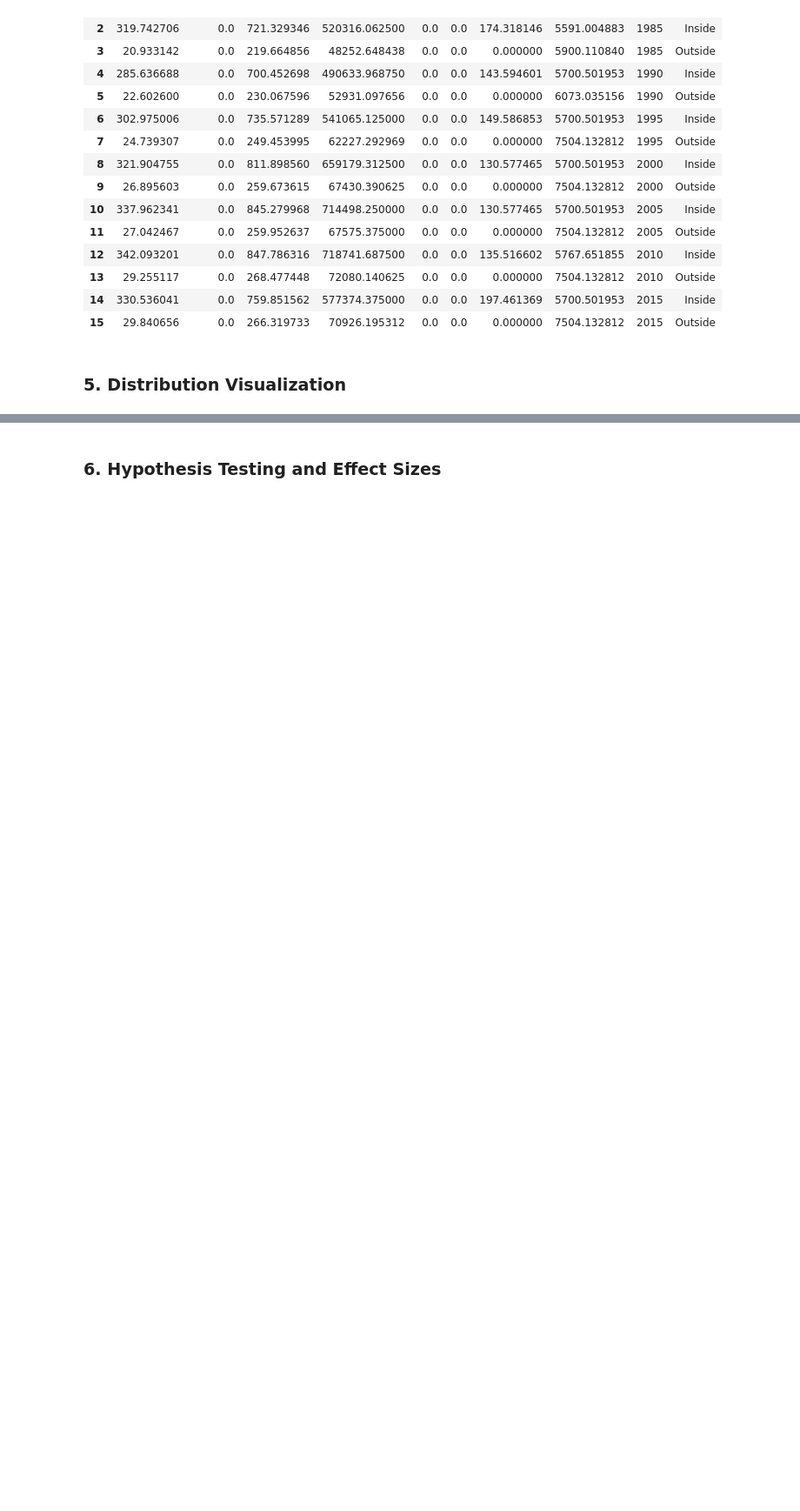
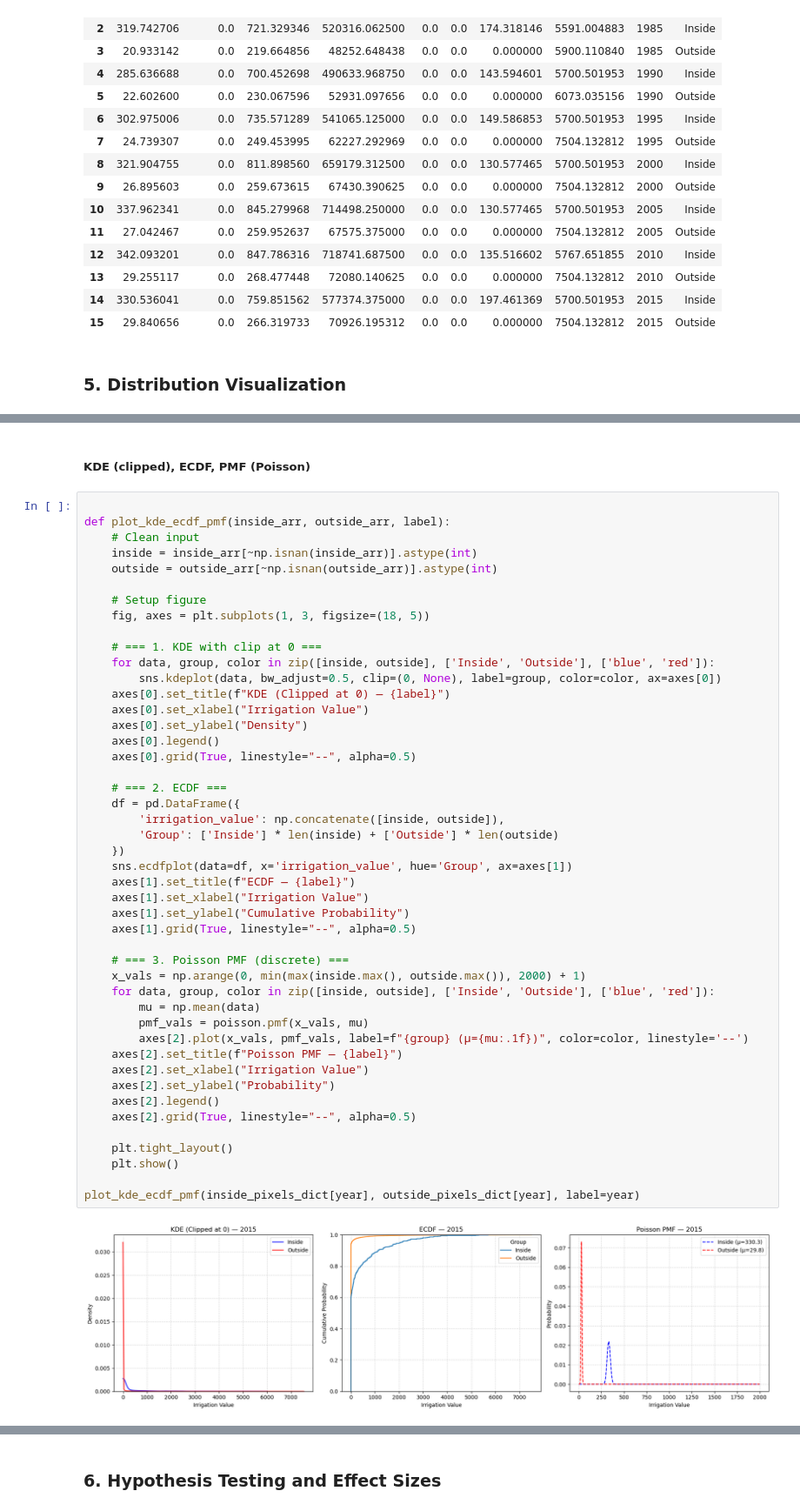
Before and after one commit to rellimylime/Africa_Irrigation, a Jupyter notebook: Code/2_Dam_Analysis/8_Descriptive_Stats.ipynb, the cells around one changed output, grey strips where cells are left out. Shown at 87% size. Saved outputs shown, nothing was run; the diff lists cells and outputs as text; blank space fills up the shorter version.

```diff
--- a/Code/2_Dam_Analysis/8_Descriptive_Stats.ipynb
+++ b/Code/2_Dam_Analysis/8_Descriptive_Stats.ipynb
@@ -241,3 +246,53 @@ for year in years:
 [figure]
 [figure]
 [figure]
+# %% [markdown]
+##### KDE (clipped), ECDF, PMF (Poisson)
+# %%
+
+def plot_kde_ecdf_pmf(inside_arr, outside_arr, label):
+    # Clean input
+    inside = inside_arr[~np.isnan(inside_arr)].astype(int)
+    outside = outside_arr[~np.isnan(outside_arr)].astype(int)
+
+    # Setup figure
+    fig, axes = plt.subplots(1, 3, figsize=(18, 5))
+
+    # === 1. KDE with clip at 0 ===
+    for data, group, color in zip([inside, outside], ['Inside', 'Outside'], ['blue', 'red']):
+        sns.kdeplot(data, bw_adjust=0.5, clip=(0, None), label=group, color=color, ax=axes[0])
+    axes[0].set_title(f"KDE (Clipped at 0) — {label}")
+    axes[0].set_xlabel("Irrigation Value")
+    axes[0].set_ylabel("Density")
+    axes[0].legend()
+    axes[0].grid(True, linestyle="--", alpha=0.5)
+
+    # === 2. ECDF ===
+    df = pd.DataFrame({
+        'irrigation_value': np.concatenate([inside, outside]),
+        'Group': ['Inside'] * len(inside) + ['Outside'] * len(outside)
+    })
+    sns.ecdfplot(data=df, x='irrigation_value', hue='Group', ax=axes[1])
+    axes[1].set_title(f"ECDF — {label}")
+    axes[1].set_xlabel("Irrigation Value")
+    axes[1].set_ylabel("Cumulative Probability")
+    axes[1].grid(True, linestyle="--", alpha=0.5)
+
+    # === 3. Poisson PMF (discrete) ===
+    x_vals = np.arange(0, min(max(inside.max(), outside.max()), 2000) + 1)
+    for data, group, color in zip([inside, outside], ['Inside', 'Outside'], ['blue', 'red']):
+        mu = np.mean(data)
+        pmf_vals = poisson.pmf(x_vals, mu)
+        axes[2].plot(x_vals, pmf_vals, label=f"{group} (μ={mu:.1f})", color=color, linestyle='--')
+    axes[2].set_title(f"Poisson PMF — {label}")
+    axes[2].set_xlabel("Irrigation Value")
+    axes[2].set_ylabel("Probability")
+    axes[2].legend()
+    axes[2].grid(True, linestyle="--", alpha=0.5)
+
+    plt.tight_layout()
+    plt.show()
+
+plot_kde_ecdf_pmf(inside_pixels_dict[year], outside_pixels_dict[year], label=year)
+# %% [output]
+[figure, added]
```
Also changed, not shown: parts of 7 cells of this notebook.
